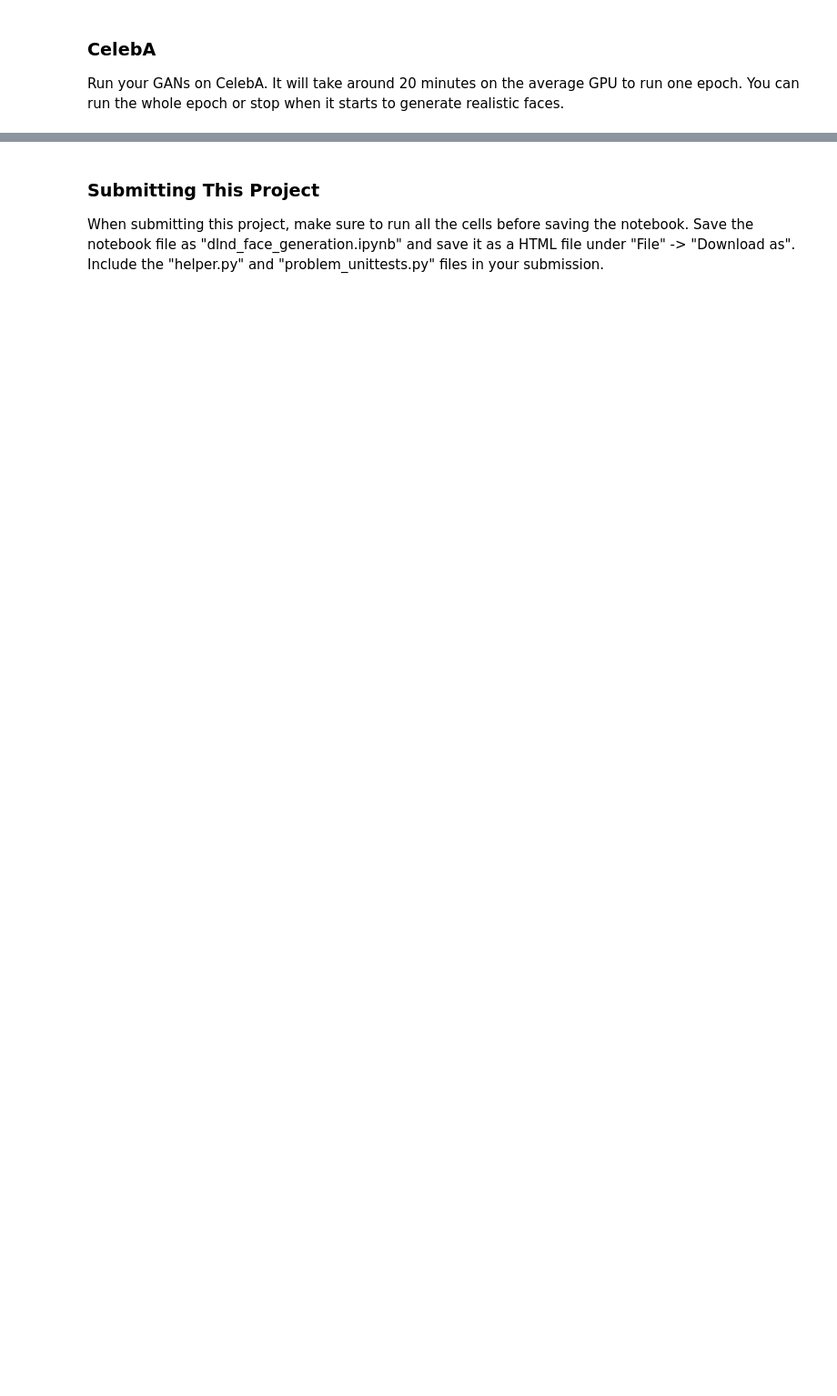
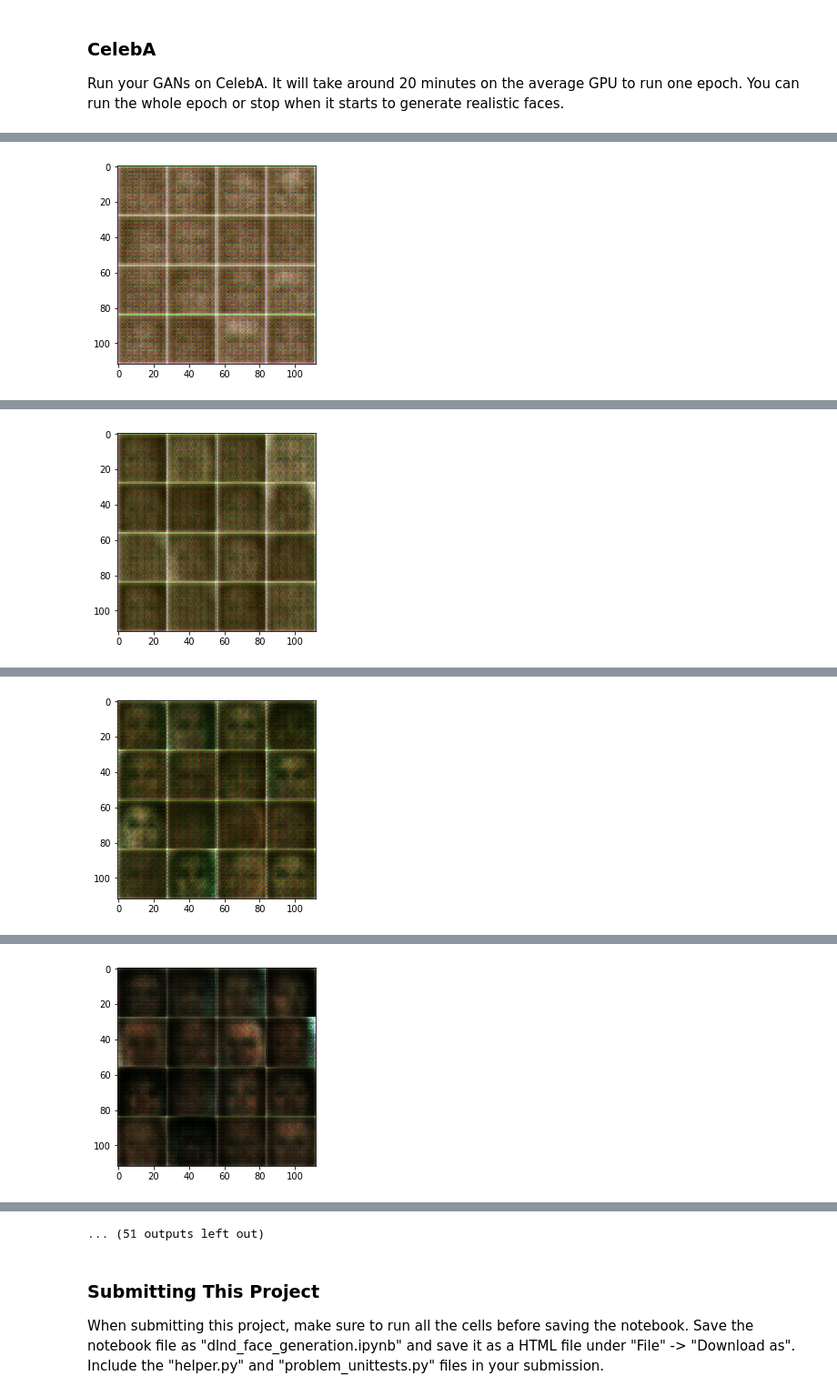
Before and after one commit to dwarfer7634/udacity_dlnd, a Jupyter notebook: dlnd_face_generation/dlnd_face_generation.ipynb, the cells around one changed output, grey strips where cells are left out. Shown at 91% size. Cells and saved outputs as stored; diff of their text form; code cells hidden in the pictures; blank space fills up the shorter version.

```diff
--- a/dlnd_face_generation/dlnd_face_generation.ipynb
+++ b/dlnd_face_generation/dlnd_face_generation.ipynb
@@ -410,10 +442,10 @@ with tf.Graph().as_default():
 ### CelebA
 Run your GANs on CelebA.  It will take around 20 minutes on the average GPU to run one epoch.  You can run the whole epoch or stop when it starts to generate realistic faces.
 # %%
-batch_size = None
-z_dim = None
-learning_rate = None
-beta1 = None
+batch_size = 128
+z_dim = 100
+learning_rate = 0.0003
+beta1 = 0.2
 
 
 """
@@ -425,3 +457,4 @@ celeba_dataset = helper.Dataset('celeba', glob(os.path.join(data_dir, 'img_align
 with tf.Graph().as_default():
     train(epochs, batch_size, z_dim, learning_rate, beta1, celeba_dataset.get_batches,
           celeba_dataset.shape, celeba_dataset.image_mode)
+# %% [output]
@@ -427,0 +465 @@ with tf.Graph().as_default():
+[figure, added]
@@ -427,0 +471 @@ with tf.Graph().as_default():
+[figure, added]
@@ -427,0 +477 @@ with tf.Graph().as_default():
+[figure, added]
@@ -427,0 +483 @@ with tf.Graph().as_default():
+[figure, added]
@@ -428,3 +496,4 @@ with tf.Graph().as_default():
+... (51 outputs left out)
 # %% [markdown]
 ### Submitting This Project
 When submitting this project, make sure to run all the cells before saving the notebook. Save the notebook file as "dlnd_face_generation.ipynb" and save it as a HTML file under "File" -> "Download as". Include the "helper.py" and "problem_unittests.py" files in your submission.
```
Also changed, not shown: parts of 11 cells of this notebook.
